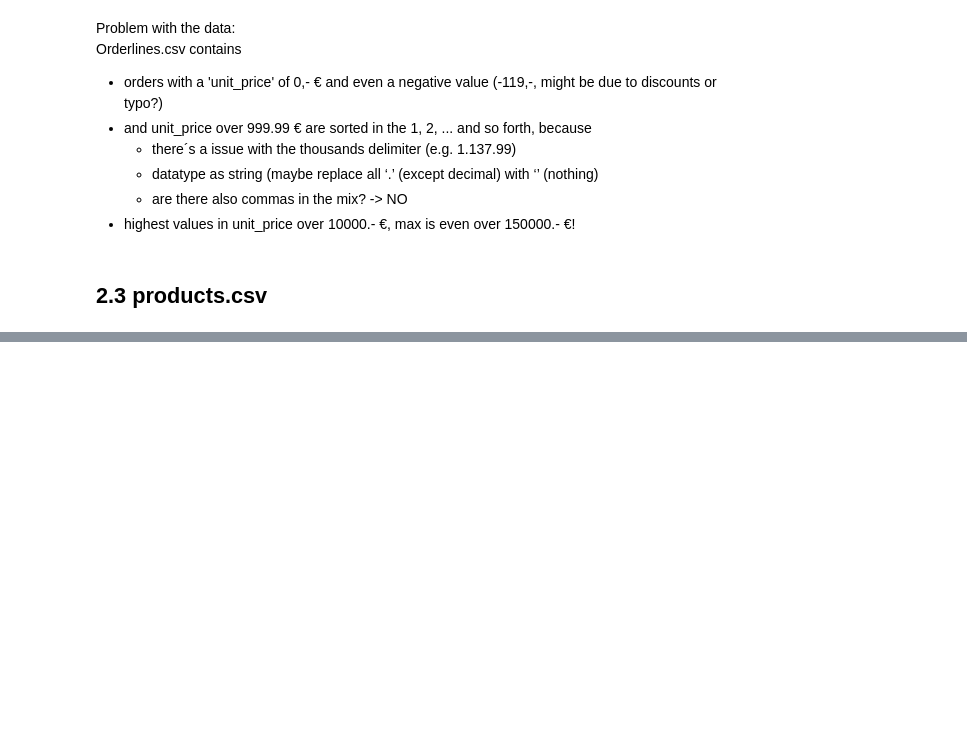
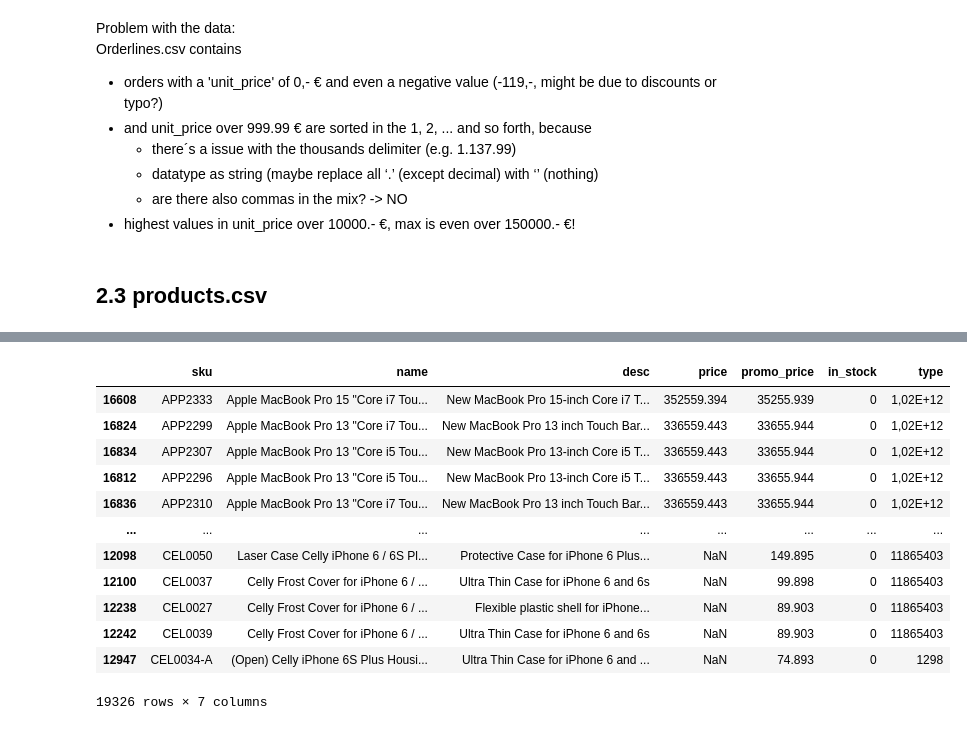
Before and after one commit to FlorianHast/Eniac_project_part2, a Jupyter notebook: notebooks/ENIAC_2_Data_Cleaning.ipynb, the cells around one changed output, grey strips where cells are left out. Saved outputs shown, nothing was run; the diff lists cells and outputs as text; code cells hidden in the pictures; blank space fills up the shorter version.

```diff
--- a/notebooks/ENIAC_2_Data_Cleaning.ipynb
+++ b/notebooks/ENIAC_2_Data_Cleaning.ipynb
@@ -282,0 +352,16 @@ TypeError: 'Index' object is not callable
+# %%
+products_df.sort_values(['price'], ascending=False)
+# %% [output]
+|  | sku | name | desc | price | promo_price | in_stock | type |
+| 16608 | APP2333 | Apple MacBook Pro 15 "Core i7 Tou... | New MacBook Pro 15-inch Core i7 T... | 352559.394 | 35255.939 | 0 | 1,02E+12 |
+| 16824 | APP2299 | Apple MacBook Pro 13 "Core i7 Tou... | New MacBook Pro 13 inch Touch Bar... | 336559.443 | 33655.944 | 0 | 1,02E+12 |
+| 16834 | APP2307 | Apple MacBook Pro 13 "Core i5 Tou... | New MacBook Pro 13-inch Core i5 T... | 336559.443 | 33655.944 | 0 | 1,02E+12 |
+| 16812 | APP2296 | Apple MacBook Pro 13 "Core i5 Tou... | New MacBook Pro 13-inch Core i5 T... | 336559.443 | 33655.944 | 0 | 1,02E+12 |
+| 16836 | APP2310 | Apple MacBook Pro 13 "Core i7 Tou... | New MacBook Pro 13 inch Touch Bar... | 336559.443 | 33655.944 | 0 | 1,02E+12 |
+| ... | ... | ... | ... | ... | ... | ... | ... |
+| 12098 | CEL0050 | Laser Case Celly iPhone 6 / 6S Pl... | Protective Case for iPhone 6 Plus... | NaN | 149.895 | 0 | 11865403 |
+| 12100 | CEL0037 | Celly Frost Cover for iPhone 6 / ... | Ultra Thin Case for iPhone 6 and 6s | NaN | 99.898 | 0 | 11865403 |
+| 12238 | CEL0027 | Celly Frost Cover for iPhone 6 / ... | Flexible plastic shell for iPhone... | NaN | 89.903 | 0 | 11865403 |
+| 12242 | CEL0039 | Celly Frost Cover for iPhone 6 / ... | Ultra Thin Case for iPhone 6 and 6s | NaN | 89.903 | 0 | 11865403 |
+| 12947 | CEL0034-A | (Open) Celly iPhone 6S Plus Housi... | Ultra Thin Case for iPhone 6 and ... | NaN | 74.893 | 0 | 1298 |
+19326 rows × 7 columns
```
Also changed, not shown: parts of 22 cells of this notebook.
